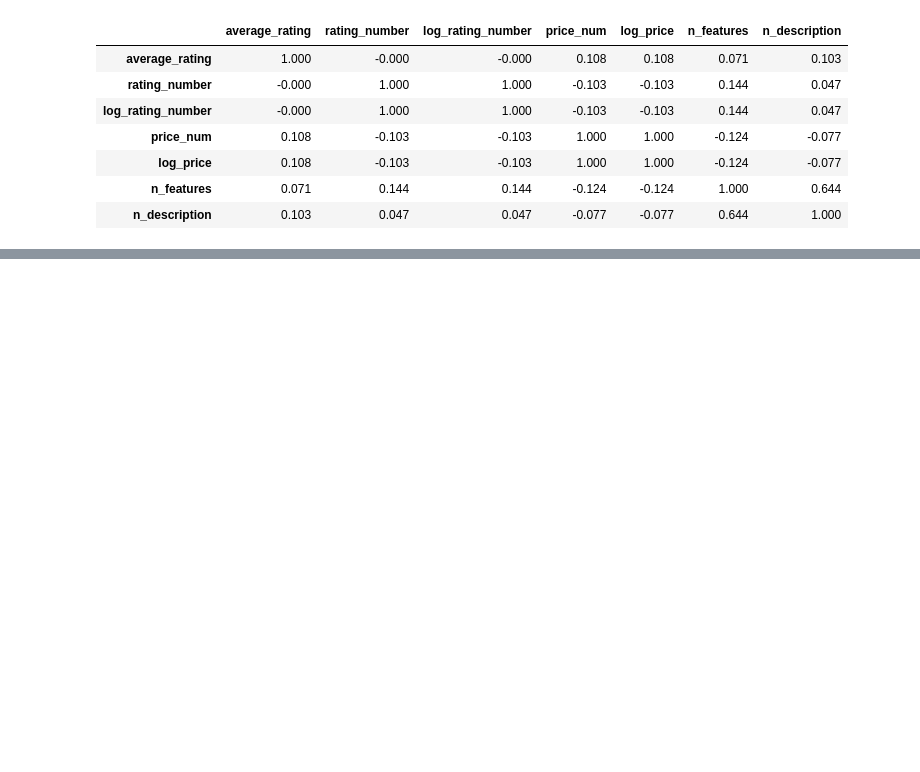
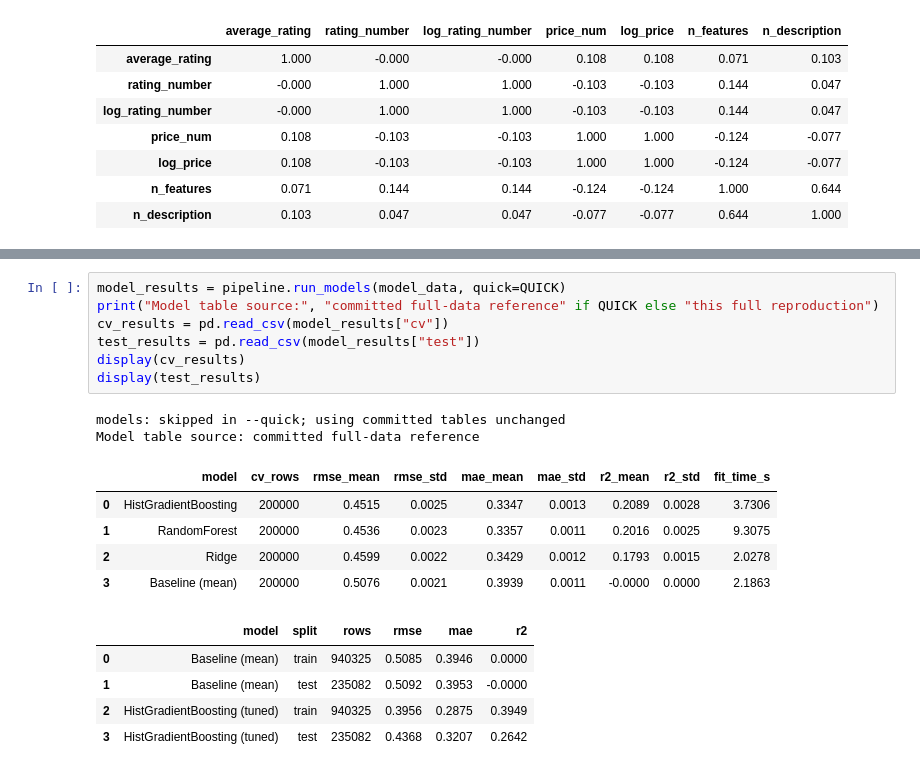
Before and after one commit to Anthonydavidperez1/CAP_3764_2026_Fall_Team_6, a Jupyter notebook: notebooks/00_main_project.ipynb, the cells around one changed output, grey strips where cells are left out. Saved outputs shown, nothing was run; the diff lists cells and outputs as text; blank space fills up the shorter version.

```diff
--- a/notebooks/00_main_project.ipynb
+++ b/notebooks/00_main_project.ipynb
@@ -92,0 +134,20 @@ Generate Person 4's EDA figures with their existing fixed sampling seed of 42, t
+# %%
+model_results = pipeline.run_models(model_data, quick=QUICK)
+print("Model table source:", "committed full-data reference" if QUICK else "this full reproduction")
+cv_results = pd.read_csv(model_results["cv"])
+test_results = pd.read_csv(model_results["test"])
+display(cv_results)
+display(test_results)
+# %% [output]
+models: skipped in --quick; using committed tables unchanged
+Model table source: committed full-data reference
+|  | model | cv_rows | rmse_mean | rmse_std | mae_mean | mae_std | r2_mean | r2_std | fit_time_s |
+| 0 | HistGradientBoosting | 200000 | 0.4515 | 0.0025 | 0.3347 | 0.0013 | 0.2089 | 0.0028 | 3.7306 |
+| 1 | RandomForest | 200000 | 0.4536 | 0.0023 | 0.3357 | 0.0011 | 0.2016 | 0.0025 | 9.3075 |
+| 2 | Ridge | 200000 | 0.4599 | 0.0022 | 0.3429 | 0.0012 | 0.1793 | 0.0015 | 2.0278 |
+| 3 | Baseline (mean) | 200000 | 0.5076 | 0.0021 | 0.3939 | 0.0011 | -0.0000 | 0.0000 | 2.1863 |
+|  | model | split | rows | rmse | mae | r2 |
+| 0 | Baseline (mean) | train | 940325 | 0.5085 | 0.3946 | 0.0000 |
+| 1 | Baseline (mean) | test | 235082 | 0.5092 | 0.3953 | -0.0000 |
+| 2 | HistGradientBoosting (tuned) | train | 940325 | 0.3956 | 0.2875 | 0.3949 |
+| 3 | HistGradientBoosting (tuned) | test | 235082 | 0.4368 | 0.3207 | 0.2642 |
```
Also changed, not shown: parts of 21 cells of this notebook, 3 other files.
